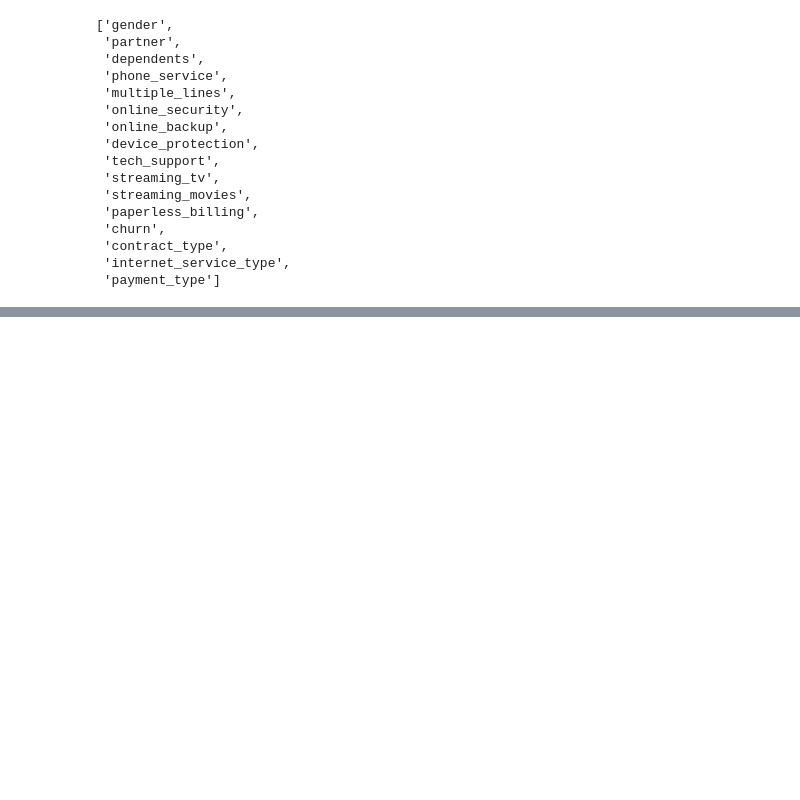
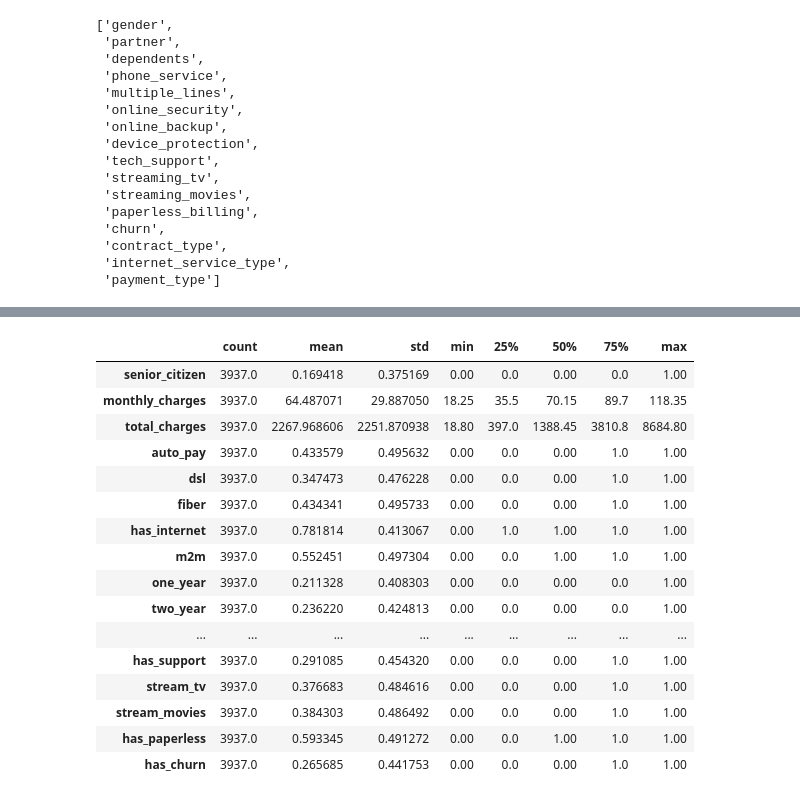
Before and after one commit to Tyler-Applegate/telco_churn_project, a Jupyter notebook: telco_scratchpad.ipynb, the cells around one changed output, grey strips where cells are left out. Drawn from its saved outputs; the diff is of its cells as text; code cells hidden in the pictures; blank space fills up the shorter version.

```diff
--- a/telco_scratchpad.ipynb
+++ b/telco_scratchpad.ipynb
@@ -273,7 +278,7 @@ list(df.select_dtypes('object').columns)
 obj_cols = list(df.select_dtypes('object').columns)
 # %%
 # other columns to drop...
-other_drops = ['payment_type_id', 'internet_service_type_id', 'contract_type_id']
+other_drops = ['payment_type_id', 'internet_service_type_id', 'contract_type_id', 'tenure']
 # %%
 # combine all drops into 1 list
 all_drops = obj_cols + other_drops
@@ -321,3 +326,17 @@ stream_movies         2
 has_paperless         2
 has_churn             2
 dtype: int64
+# %%
+def split_data(df):
+    '''
+    take in a DataFrame and return train, validate, and test DataFrames; stratify on has_churn.
+    return train, validate, test DataFrames.
+    '''
+    train_validate, test = train_test_split(df, test_size=.2, random_state=1221, stratify=df.has_churn)
+    train, validate = train_test_split(train_validate,
+                                       test_size=.3,
+                                       random_state=1221,
+                                       stratify=train_validate.has_churn)
+    return train, validate, test
+# %%
+train, validate, test = split_data(df_1)
@@ -323,0 +392,21 @@ dtype: int64
+# %%
+# what about the math
+train.describe().T
+# %% [output]
+|  | count | mean | std | min | 25% | 50% | 75% | max |
+| senior_citizen | 3937.0 | 0.169418 | 0.375169 | 0.00 | 0.0 | 0.00 | 0.0 | 1.00 |
+| monthly_charges | 3937.0 | 64.487071 | 29.887050 | 18.25 | 35.5 | 70.15 | 89.7 | 118.35 |
+| total_charges | 3937.0 | 2267.968606 | 2251.870938 | 18.80 | 397.0 | 1388.45 | 3810.8 | 8684.80 |
+| auto_pay | 3937.0 | 0.433579 | 0.495632 | 0.00 | 0.0 | 0.00 | 1.0 | 1.00 |
+| dsl | 3937.0 | 0.347473 | 0.476228 | 0.00 | 0.0 | 0.00 | 1.0 | 1.00 |
+| fiber | 3937.0 | 0.434341 | 0.495733 | 0.00 | 0.0 | 0.00 | 1.0 | 1.00 |
+| has_internet | 3937.0 | 0.781814 | 0.413067 | 0.00 | 1.0 | 1.00 | 1.0 | 1.00 |
+| m2m | 3937.0 | 0.552451 | 0.497304 | 0.00 | 0.0 | 1.00 | 1.0 | 1.00 |
+| one_year | 3937.0 | 0.211328 | 0.408303 | 0.00 | 0.0 | 0.00 | 0.0 | 1.00 |
+| two_year | 3937.0 | 0.236220 | 0.424813 | 0.00 | 0.0 | 0.00 | 0.0 | 1.00 |
+| ... | ... | ... | ... | ... | ... | ... | ... | ... |
+| has_support | 3937.0 | 0.291085 | 0.454320 | 0.00 | 0.0 | 0.00 | 1.0 | 1.00 |
+| stream_tv | 3937.0 | 0.376683 | 0.484616 | 0.00 | 0.0 | 0.00 | 1.0 | 1.00 |
+| stream_movies | 3937.0 | 0.384303 | 0.486492 | 0.00 | 0.0 | 0.00 | 1.0 | 1.00 |
+| has_paperless | 3937.0 | 0.593345 | 0.491272 | 0.00 | 0.0 | 1.00 | 1.0 | 1.00 |
+| has_churn | 3937.0 | 0.265685 | 0.441753 | 0.00 | 0.0 | 0.00 | 1.0 | 1.00 |
```
Also changed, not shown: parts of 19 cells of this notebook, 3 other files.
